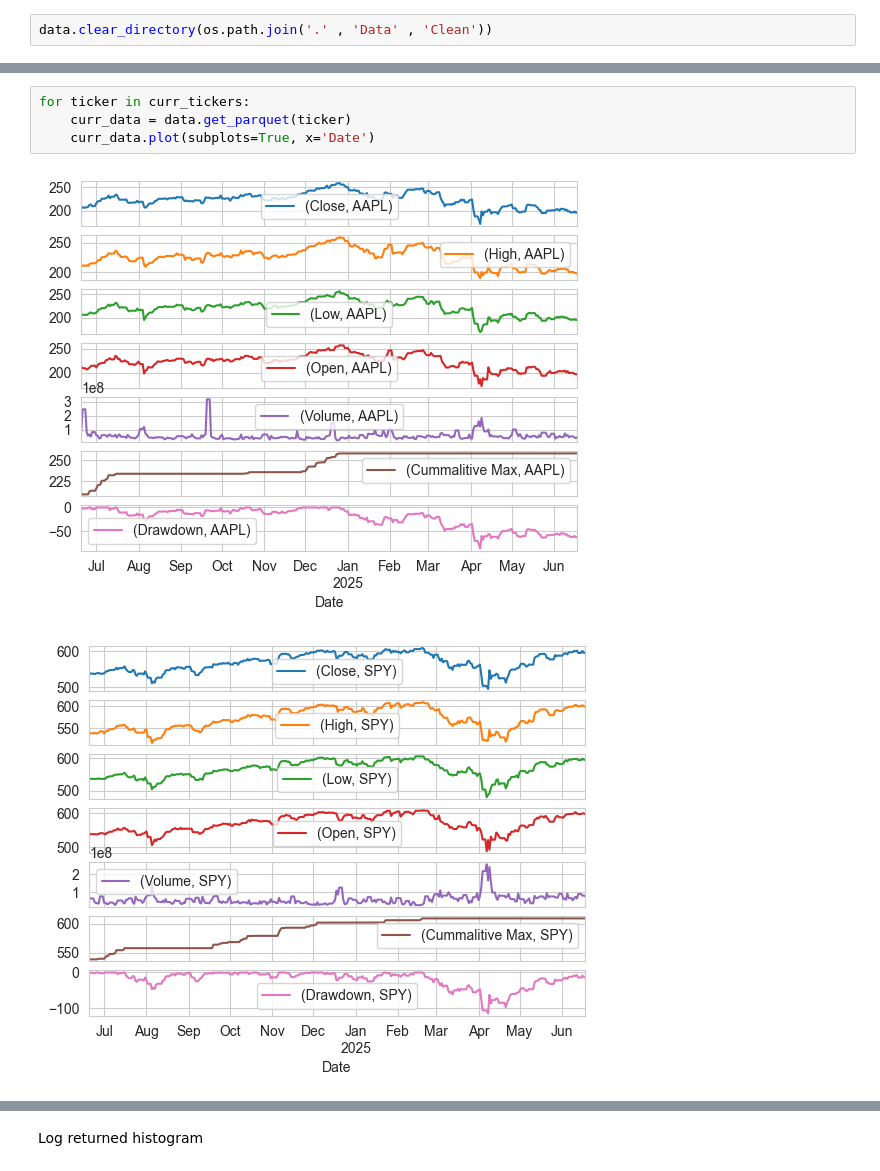
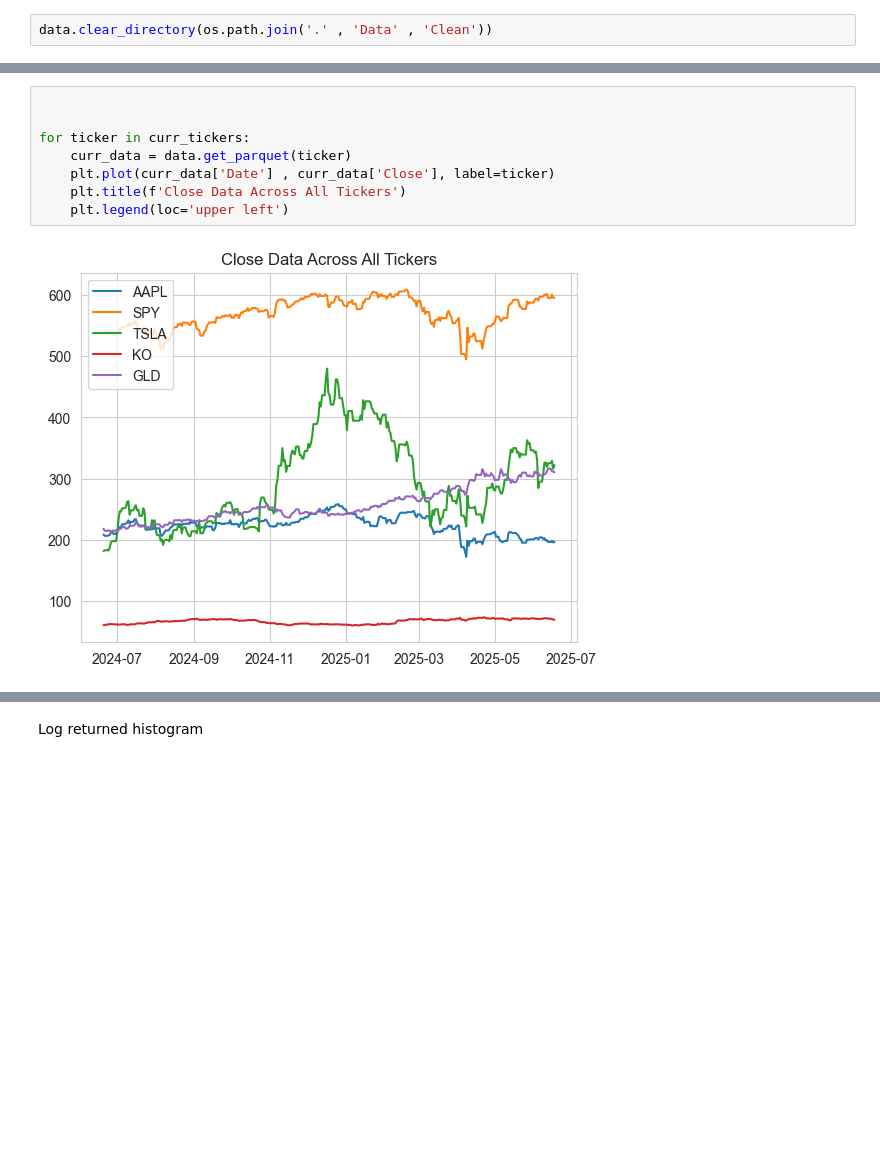
Before and after one commit to humaspasta/Market-Data-Pipeline-Descriptive-Analytics, a Jupyter notebook: project_1_data_pipeline.ipynb, the cells around one changed output, grey strips where cells are left out. Drawn from its saved outputs; the diff is of its cells as text; blank space fills up the shorter version.

Commit message:
adjusted graphs

```diff
--- a/project_1_data_pipeline.ipynb
+++ b/project_1_data_pipeline.ipynb
@@ -149,7 +142,10 @@ merged_table
 # %%
+
+
 for ticker in curr_tickers:
     curr_data = data.get_parquet(ticker)
-    curr_data.plot(subplots=True, x='Date')
+    plt.plot(curr_data['Date'] , curr_data['Close'], label=ticker)
+    plt.title(f'Close Data Across All Tickers')
+    plt.legend(loc='upper left')
 # %% [output]
-[figure, old version]
+[figure, new version]
-[figure, removed]
```
Also changed, not shown: parts of 9 cells of this notebook, 1 other file.
